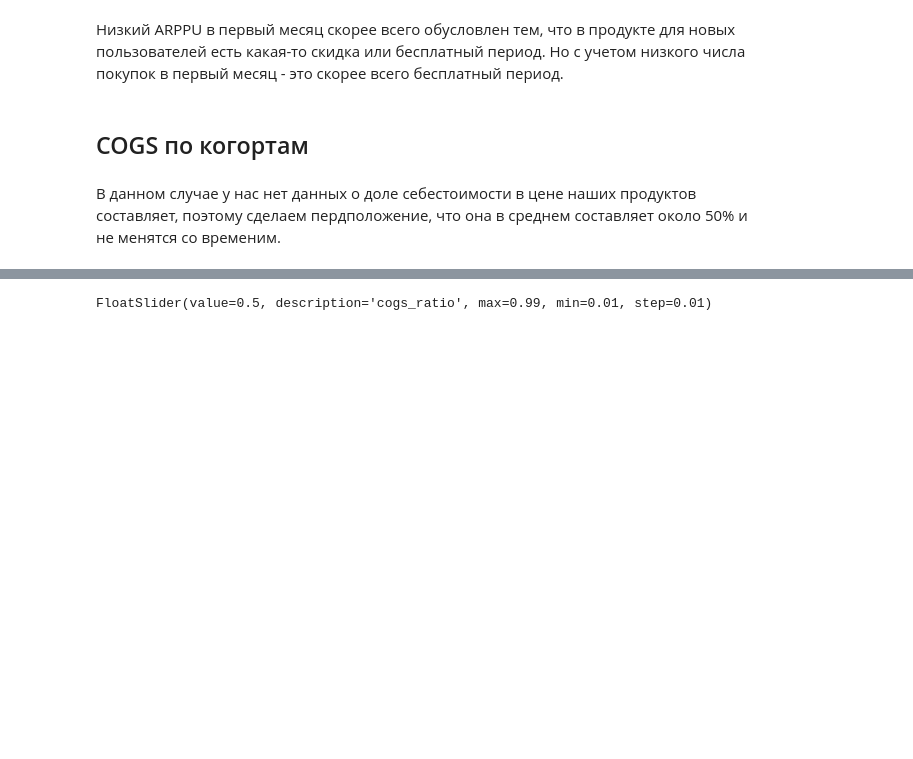
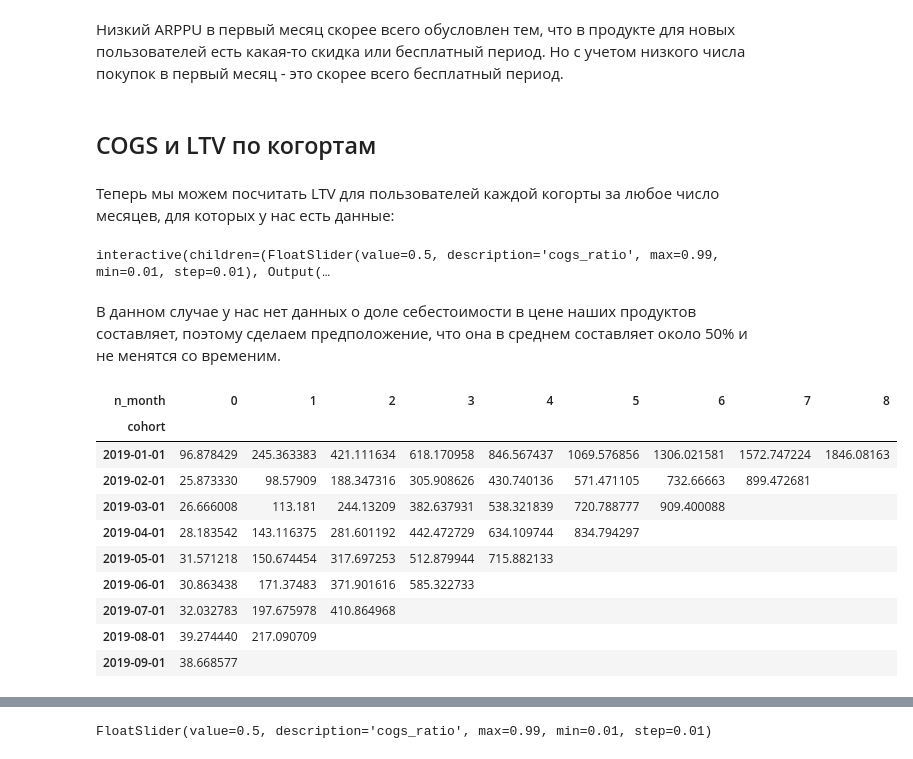
Before and after one commit to aleks-haksly/portfolio, a Jupyter notebook: Marketing analytics/UNIT/unit_economics.ipynb, the cells around one changed output, grey strips where cells are left out. Drawn from its saved outputs; the diff is of its cells as text; code cells hidden in the pictures; blank space fills up the shorter version.

```diff
--- a/Marketing analytics/UNIT/unit_economics.ipynb
+++ b/Marketing analytics/UNIT/unit_economics.ipynb
@@ -406,6 +406,27 @@ Text(0.5, 1.0, 'ARRPPU in cohorts')
 # %% [markdown]
 Низкий ARPPU в первый месяц скорее всего обусловлен тем, что в продукте для новых пользователей есть какая-то скидка или бесплатный период. Но с учетом низкого числа покупок в первый месяц - это скорее всего бесплатный период.
 # %% [markdown]
-## COGS по когортам
+## COGS и LTV по когортам
+# %% [markdown]
+Теперь мы можем посчитать LTV для пользователей каждой когорты за любое число месяцев, для которых у нас есть данные:
+# %%
+cogs_ratio = w.FloatSlider(value=0.5, min=0.01, max=0.99, step=0.01, description="cogs_ratio")
+w.interact(lambda cogs_ratio: arrppu_cumsum.mul(1.0 - cogs_ratio).fillna(""), cogs_ratio=cogs_ratio);
+# %% [output]
+interactive(children=(FloatSlider(value=0.5, description='cogs_ratio', max=0.99, min=0.01, step=0.01), Output(…
 # %% [markdown]
-В данном случае у нас нет данных о доле себестоимости в цене наших продуктов составляет, поэтому сделаем пердположение, что она в среднем составляет около 50% и не менятся со временим.
+В данном случае у нас нет данных о доле себестоимости в цене наших продуктов составляет, поэтому сделаем предположение, что она в среднем составляет около 50% и не менятся со временим.
+# %%
+arrppu_cumsum.mul(1.0 - 0.5).fillna("")
+# %% [output]
+| n_month | 0 | 1 | 2 | 3 | 4 | 5 | 6 | 7 | 8 |
+| cohort |  |  |  |  |  |  |  |  |  |
+| 2019-01-01 | 96.878429 | 245.363383 | 421.111634 | 618.170958 | 846.567437 | 1069.576856 | 1306.021581 | 1572.747224 | 1846.08163 |
+| 2019-02-01 | 25.873330 | 98.57909 | 188.347316 | 305.908626 | 430.740136 | 571.471105 | 732.66663 | 899.472681 |  |
+| 2019-03-01 | 26.666008 | 113.181 | 244.13209 | 382.637931 | 538.321839 | 720.788777 | 909.400088 |  |  |
+| 2019-04-01 | 28.183542 | 143.116375 | 281.601192 | 442.472729 | 634.109744 | 834.794297 |  |  |  |
+| 2019-05-01 | 31.571218 | 150.674454 | 317.697253 | 512.879944 | 715.882133 |  |  |  |  |
+| 2019-06-01 | 30.863438 | 171.37483 | 371.901616 | 585.322733 |  |  |  |  |  |
+| 2019-07-01 | 32.032783 | 197.675978 | 410.864968 |  |  |  |  |  |  |
+| 2019-08-01 | 39.274440 | 217.090709 |  |  |  |  |  |  |  |
+| 2019-09-01 | 38.668577 |  |  |  |  |  |  |  |  |
```
Also changed, not shown: parts of 4 cells of this notebook.
